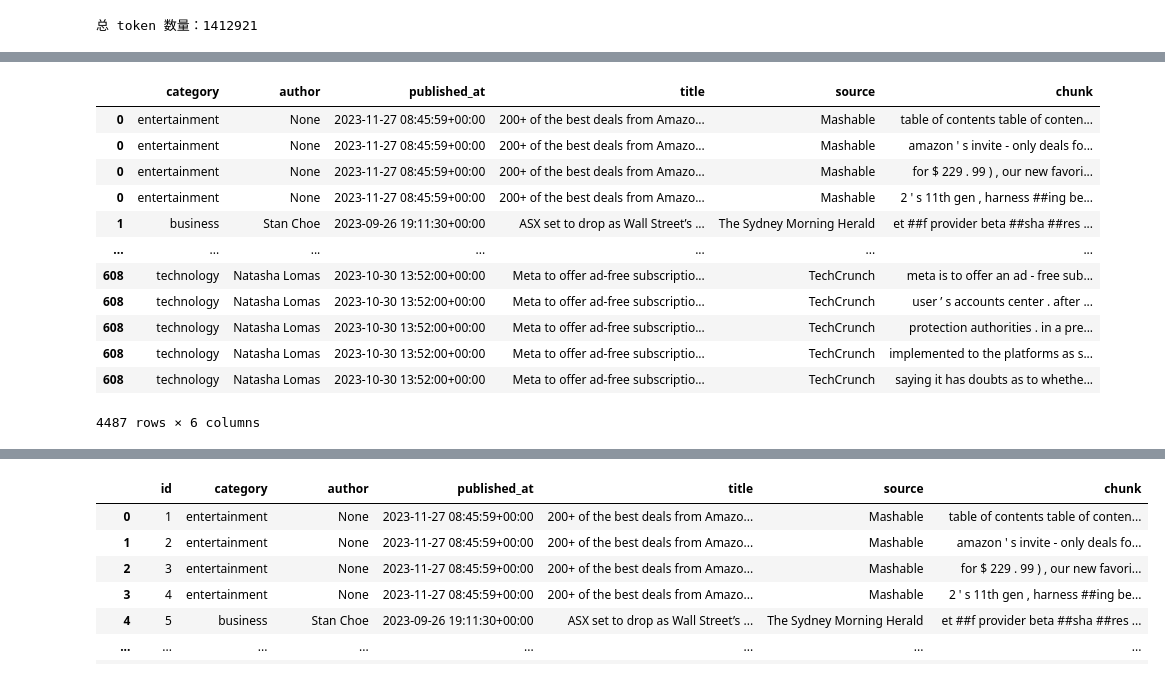
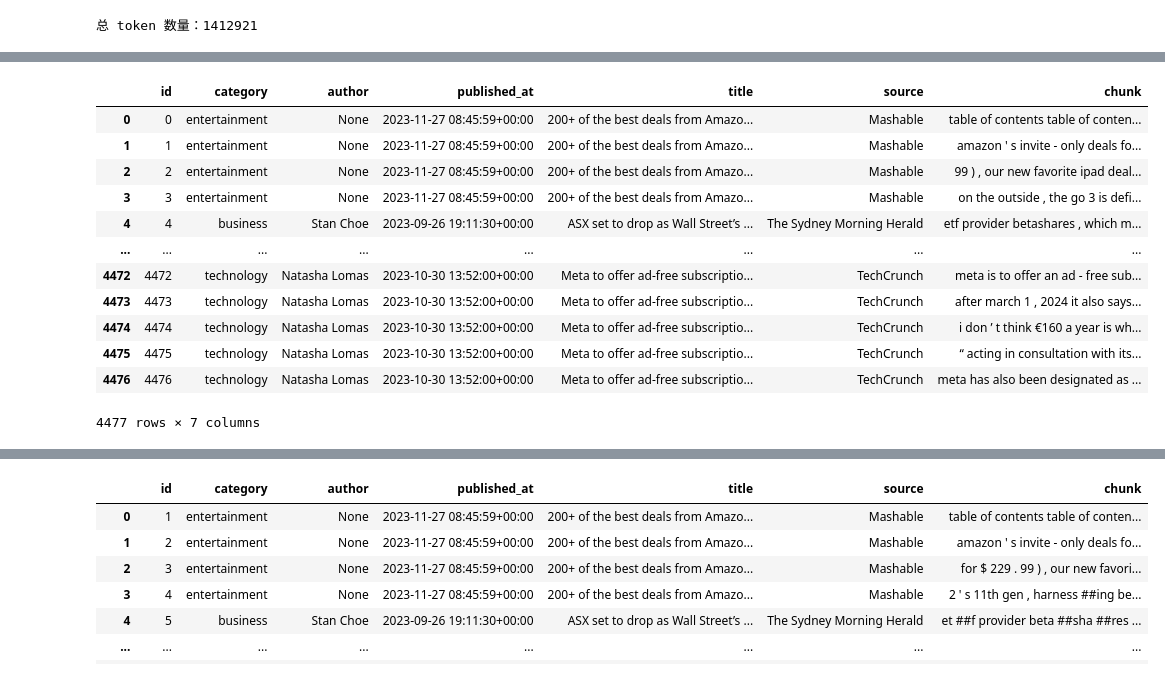
Before and after one commit to YarrowRen/MH-GRAG, a Jupyter notebook: src/benchmarking/process_multihop_rag.ipynb, the cells around one changed output, grey strips where cells are left out. Drawn from its saved outputs; the diff is of its cells as text; code cells hidden in the pictures.

```diff
--- a/src/benchmarking/process_multihop_rag.ipynb
+++ b/src/benchmarking/process_multihop_rag.ipynb
@@ -86,46 +99,69 @@ corpus_df
 # %%
 from transformers import BertTokenizer
 import pandas as pd
 
 # 加载 BERT 分词器
 tokenizer = BertTokenizer.from_pretrained('bert-base-uncased')
 
-# 将 'body' 列中的文本进行分词并按 300 tokens 进行切分
-def split_into_chunks(text, chunk_size=300):
+# 将 'body' 列中的文本进行分词并按 300 tokens 进行切分，确保句子不被切分
+def split_into_chunks(text, chunk_size=300, min_last_chunk_size=150):
     # 将文本分词
     tokens = tokenizer.tokenize(text)
 
-    # 按照 chunk_size 切分 tokens
-    chunks = [' '.join(tokens[i:i + chunk_size]) for i in range(0, len(tokens), chunk_size)]
+    # 保存每个 token 对应的原始文本标点符号（句子的结束位置）
+    sentence_endings = {'.', '!', '?'}
 
-    # 检查是否存在不足 chunk_size 的 chunk
-    if len(chunks) > 1 and len(tokenizer.tokenize(chunks[-1])) < chunk_size:
-        # 将最后一个 chunk 合并到倒数第二个 chunk
-        chunks[-2] = chunks[-2] + ' ' + chunks[-1]
-        # 删除最后一个 chunk
-        chunks.pop()
+    chunks = []
+    current_chunk = []
+
+    for i, token in enumerate(tokens):
+        current_chunk.append(token)
+
+        # 每 chunk_size 个 token 检查是否可以在句子结束符号处切分
+        if len(current_chunk) >= chunk_size:
+            if token in sentence_endings or (i + 1 < len(tokens) and tokens[i + 1][0] == '##'):
+                # 在句子结束符或下一个 token 是子词时进行切分
+                chunks.append(current_chunk)
+                current_chunk = []
+
+    # 如果剩余 token 不为空，加入最后的 chunk
+    if current_chunk:
+        chunks.append(current_chunk)
+
+    # 如果最后一个 chunk 小于指定的最小大小（如 100 tokens），则将其合并到倒数第二个 chunk
+    if len(chunks) > 1 and len(chunks[-1]) < min_last_chunk_size:
+        chunks[-2].extend(chunks[-1])  # 将最后一个 chunk 合并到倒数第二个
+        chunks.pop()  # 删除最后一个 chunk
+
+    # 将每个 chunk 转为字符串，并去除 '##'
+    chunks = [tokenizer.convert_tokens_to_string(chunk) for chunk in chunks]
 
     return chunks
 
 # 创建一个新的列，将 'body' 列的文本按 300 tokens 切分
 corpus_df['body_chunks'] = corpus_df['body'].apply(lambda x: split_into_chunks(x))
 
 # 展开每个文档的 chunks，使每个 chunk 成为一行，并保留原有的列信息
 expanded_df = corpus_df.explode('body_chunks')
 
+# 为每一行生成顺序 ID
+expanded_df = expanded_df.reset_index(drop=True)  # 重置索引
+expanded_df['id'] = expanded_df.index  # 使用重置后的索引作为 ID
+
 # 选择需要保留的列并重命名 'body_chunks' 为 'chunk'
-corpus_chunks_df = expanded_df[['category', 'author', 'published_at', 'title', 'source', 'body_chunks']].rename(columns={'body_chunks': 'chunk'})
+corpus_chunks_df = expanded_df[['id', 'category', 'author', 'published_at', 'title', 'source', 'body_chunks']].rename(columns={'body_chunks': 'chunk'})
+corpus_chunks_df
 # %% [output]
-|  | category | author | published_at | title | source | chunk |
-| 0 | entertainment | None | 2023-11-27 08:45:59+00:00 | 200+ of the best deals from Amazo... | Mashable | table of contents table of conten... |
-| 0 | entertainment | None | 2023-11-27 08:45:59+00:00 | 200+ of the best deals from Amazo... | Mashable | amazon ' s invite - only deals fo... |
-| 0 | entertainment | None | 2023-11-27 08:45:59+00:00 | 200+ of the best deals from Amazo... | Mashable | for $ 229 . 99 ) , our new favori... |
-| 0 | entertainment | None | 2023-11-27 08:45:59+00:00 | 200+ of the best deals from Amazo... | Mashable | 2 ' s 11th gen , harness ##ing be... |
-| 1 | business | Stan Choe | 2023-09-26 19:11:30+00:00 | ASX set to drop as Wall Street’s ... | The Sydney Morning Herald | et ##f provider beta ##sha ##res ... |
-| ... | ... | ... | ... | ... | ... | ... |
-| 608 | technology | Natasha Lomas | 2023-10-30 13:52:00+00:00 | Meta to offer ad-free subscriptio... | TechCrunch | meta is to offer an ad - free sub... |
-| 608 | technology | Natasha Lomas | 2023-10-30 13:52:00+00:00 | Meta to offer ad-free subscriptio... | TechCrunch | user ’ s accounts center . after ... |
-| 608 | technology | Natasha Lomas | 2023-10-30 13:52:00+00:00 | Meta to offer ad-free subscriptio... | TechCrunch | protection authorities . in a pre... |
-| 608 | technology | Natasha Lomas | 2023-10-30 13:52:00+00:00 | Meta to offer ad-free subscriptio... | TechCrunch | implemented to the platforms as s... |
-| 608 | technology | Natasha Lomas | 2023-10-30 13:52:00+00:00 | Meta to offer ad-free subscriptio... | TechCrunch | saying it has doubts as to whethe... |
+|  | id | category | author | published_at | title | source | chunk |
+| 0 | 0 | entertainment | None | 2023-11-27 08:45:59+00:00 | 200+ of the best deals from Amazo... | Mashable | table of contents table of conten... |
+| 1 | 1 | entertainment | None | 2023-11-27 08:45:59+00:00 | 200+ of the best deals from Amazo... | Mashable | amazon ' s invite - only deals fo... |
+| 2 | 2 | entertainment | None | 2023-11-27 08:45:59+00:00 | 200+ of the best deals from Amazo... | Mashable | 99 ) , our new favorite ipad deal... |
+| 3 | 3 | entertainment | None | 2023-11-27 08:45:59+00:00 | 200+ of the best deals from Amazo... | Mashable | on the outside , the go 3 is defi... |
+| 4 | 4 | business | Stan Choe | 2023-09-26 19:11:30+00:00 | ASX set to drop as Wall Street’s ... | The Sydney Morning Herald | etf provider betashares , which m... |
+| ... | ... | ... | ... | ... | ... | ... | ... |
+| 4472 | 4472 | technology | Natasha Lomas | 2023-10-30 13:52:00+00:00 | Meta to offer ad-free subscriptio... | TechCrunch | meta is to offer an ad - free sub... |
+| 4473 | 4473 | technology | Natasha Lomas | 2023-10-30 13:52:00+00:00 | Meta to offer ad-free subscriptio... | TechCrunch | after march 1 , 2024 it also says... |
+| 4474 | 4474 | technology | Natasha Lomas | 2023-10-30 13:52:00+00:00 | Meta to offer ad-free subscriptio... | TechCrunch | i don ’ t think €160 a year is wh... |
+| 4475 | 4475 | technology | Natasha Lomas | 2023-10-30 13:52:00+00:00 | Meta to offer ad-free subscriptio... | TechCrunch | “ acting in consultation with its... |
+| 4476 | 4476 | technology | Natasha Lomas | 2023-10-30 13:52:00+00:00 | Meta to offer ad-free subscriptio... | TechCrunch | meta has also been designated as ... |
-4487 rows × 6 columns
+4477 rows × 7 columns
```
Also changed, not shown: parts of 6 cells of this notebook, 9 other files.
